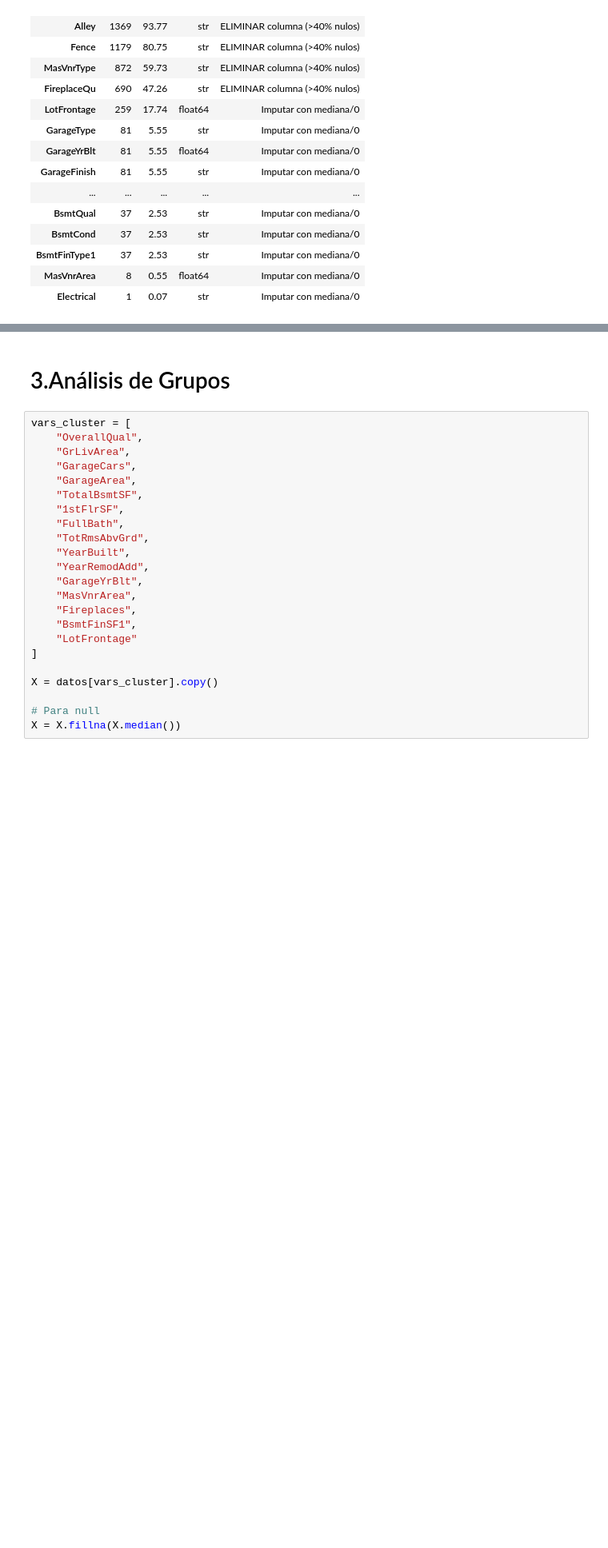
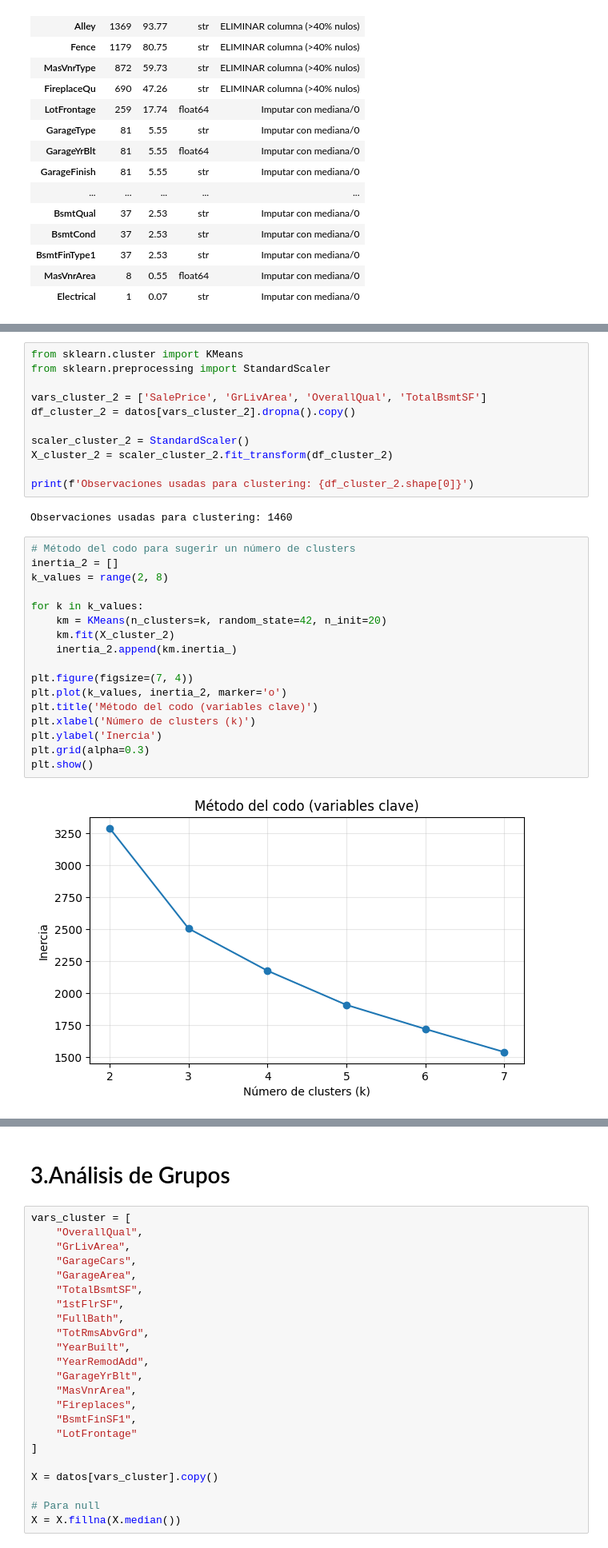
Before and after one commit to NESHGP04/Lab3-MD, a Jupyter notebook: analisis_exploratorio.ipynb, the cells around one changed output, grey strips where cells are left out. Shown at 80% size. Saved outputs shown, nothing was run; the diff lists cells and outputs as text; blank space fills up the shorter version.

Commit message:
[feat] implement clustering

```diff
--- a/analisis_exploratorio.ipynb
+++ b/analisis_exploratorio.ipynb
@@ -656,0 +660,32 @@ Estrategia de tratamiento de valores nulos (train):
+# %%
+from sklearn.cluster import KMeans
+from sklearn.preprocessing import StandardScaler
+
+vars_cluster_2 = ['SalePrice', 'GrLivArea', 'OverallQual', 'TotalBsmtSF']
+df_cluster_2 = datos[vars_cluster_2].dropna().copy()
+
+scaler_cluster_2 = StandardScaler()
+X_cluster_2 = scaler_cluster_2.fit_transform(df_cluster_2)
+
+print(f'Observaciones usadas para clustering: {df_cluster_2.shape[0]}')
+# %% [output]
+Observaciones usadas para clustering: 1460
+# %%
+# Método del codo para sugerir un número de clusters
+inertia_2 = []
+k_values = range(2, 8)
+
+for k in k_values:
+    km = KMeans(n_clusters=k, random_state=42, n_init=20)
+    km.fit(X_cluster_2)
+    inertia_2.append(km.inertia_)
+
+plt.figure(figsize=(7, 4))
+plt.plot(k_values, inertia_2, marker='o')
+plt.title('Método del codo (variables clave)')
+plt.xlabel('Número de clusters (k)')
+plt.ylabel('Inercia')
+plt.grid(alpha=0.3)
+plt.show()
+# %% [output]
+[figure, added]
```
Also changed, not shown: parts of 5 cells of this notebook.
